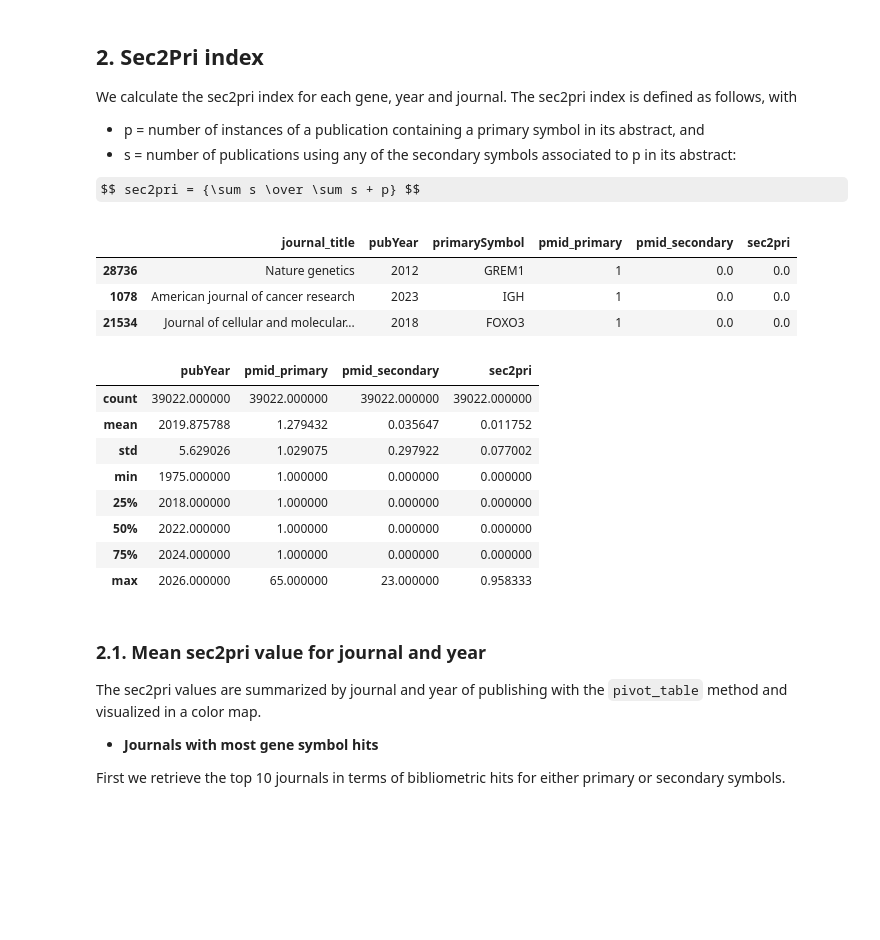
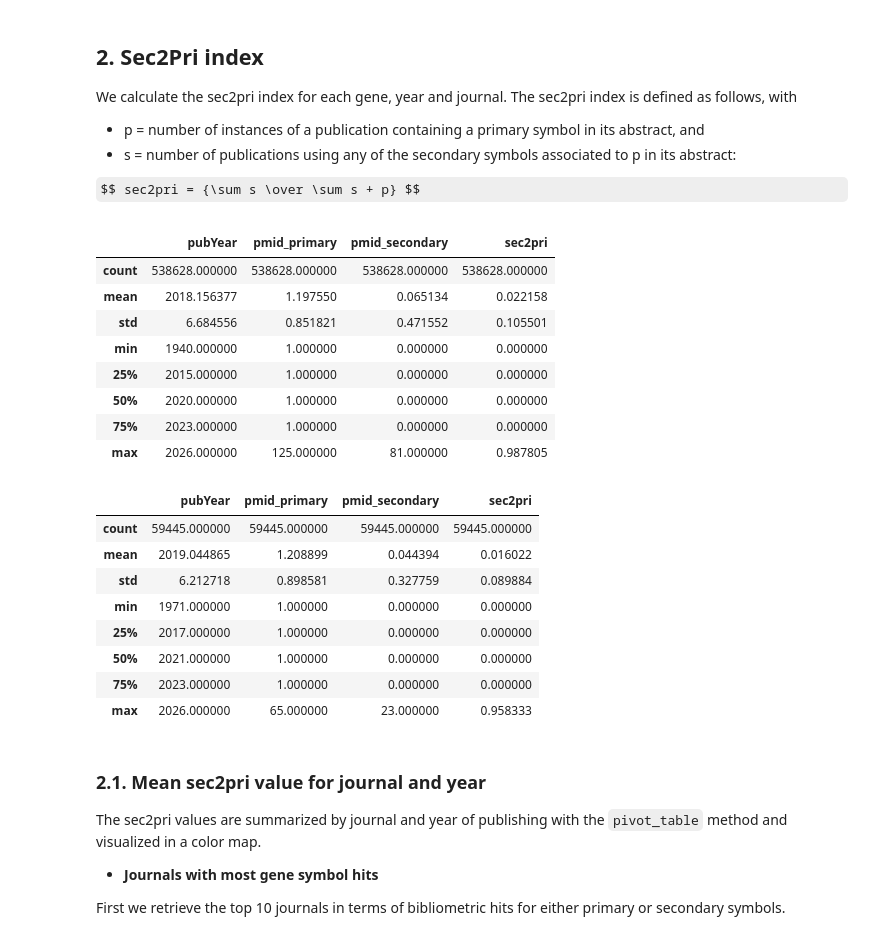
Before and after one commit to sec2pri/usecases, a Jupyter notebook: bibliometric_symbol_usage/HGNC_symbols_literature.ipynb, the cells around one changed output. Drawn from its saved outputs; the diff is of its cells as text; code cells hidden in the pictures; some formulas as TeX source; blank space fills up the shorter version.

```diff
--- a/bibliometric_symbol_usage/HGNC_symbols_literature.ipynb
+++ b/bibliometric_symbol_usage/HGNC_symbols_literature.ipynb
@@ -220,8 +232,6 @@ plot_symbol_match_distribution(p50)
 
 ### Overall
 `overall_df` allows to plot the evolution of the usage of primary symbols vs secondary symbols. It is not possible to determine whether symbols were primary or secondary at the time of publishing for the cases for which cardinality is not 1 to 1, so the terms are divided into primary and secondary according to the HGNC recommendations as of 2023 and not at the time of publication for each hit.
-# %%
-overall_df = p75
 # %%
 def plot_evolution_with_totals(overall_df, symbol_type_column, start_year=1990, end_year=2025, title="Publication use of currently recommended primary and secondary symbols"):
     # Filter and group data
@@ -346,3 +285,0 @@ plot_evolution_with_totals(
-# %%
-overall_df = pd.concat([primary_atm, secondary_atm], ignore_index=True)
-overall_df.describe(include='all')
@@ -393,24 +481,30 @@ def sec2pri(df, aggregate_journal = True):
     return merged
 # %%
 sec2pri_all = sec2pri(overall_df, False)
-sec2pri_all.sample(3)
+sec2pri_all.describe()
 # %% [output]
-|  | journal_title | pubYear | primarySymbol | pmid_primary | pmid_secondary | sec2pri |
-| 28736 | Nature genetics | 2012 | GREM1 | 1 | 0.0 | 0.0 |
-| 1078 | American journal of cancer research | 2023 | IGH | 1 | 0.0 | 0.0 |
-| 21534 | Journal of cellular and molecular... | 2018 | FOXO3 | 1 | 0.0 | 0.0 |
+|  | pubYear | pmid_primary | pmid_secondary | sec2pri |
+| count | 538628.000000 | 538628.000000 | 538628.000000 | 538628.000000 |
+| mean | 2018.156377 | 1.197550 | 0.065134 | 0.022158 |
+| std | 6.684556 | 0.851821 | 0.471552 | 0.105501 |
+| min | 1940.000000 | 1.000000 | 0.000000 | 0.000000 |
+| 25% | 2015.000000 | 1.000000 | 0.000000 | 0.000000 |
+| 50% | 2020.000000 | 1.000000 | 0.000000 | 0.000000 |
+| 75% | 2023.000000 | 1.000000 | 0.000000 | 0.000000 |
+| max | 2026.000000 | 125.000000 | 81.000000 | 0.987805 |
-# %%
-sec2pri_all.describe()
-# %% [output]
-|  | pubYear | pmid_primary | pmid_secondary | sec2pri |
-| count | 39022.000000 | 39022.000000 | 39022.000000 | 39022.000000 |
-| mean | 2019.875788 | 1.279432 | 0.035647 | 0.011752 |
-| std | 5.629026 | 1.029075 | 0.297922 | 0.077002 |
-| min | 1975.000000 | 1.000000 | 0.000000 | 0.000000 |
-| 25% | 2018.000000 | 1.000000 | 0.000000 | 0.000000 |
-| 50% | 2022.000000 | 1.000000 | 0.000000 | 0.000000 |
-| 75% | 2024.000000 | 1.000000 | 0.000000 | 0.000000 |
-| max | 2026.000000 | 65.000000 | 23.000000 | 0.958333 |
+# %%
+sec2pri_all_atm = sec2pri(overall_atm, False)
+sec2pri_all_atm.describe()
+# %% [output]
+|  | pubYear | pmid_primary | pmid_secondary | sec2pri |
+| count | 59445.000000 | 59445.000000 | 59445.000000 | 59445.000000 |
+| mean | 2019.044865 | 1.208899 | 0.044394 | 0.016022 |
+| std | 6.212718 | 0.898581 | 0.327759 | 0.089884 |
+| min | 1971.000000 | 1.000000 | 0.000000 | 0.000000 |
+| 25% | 2017.000000 | 1.000000 | 0.000000 | 0.000000 |
+| 50% | 2021.000000 | 1.000000 | 0.000000 | 0.000000 |
+| 75% | 2023.000000 | 1.000000 | 0.000000 | 0.000000 |
+| max | 2026.000000 | 65.000000 | 23.000000 | 0.958333 |
 # %% [markdown]
 ### 2.1.    Mean sec2pri value for journal and year
 
```
Also changed, not shown: parts of 22 cells of this notebook, 1 other file.
